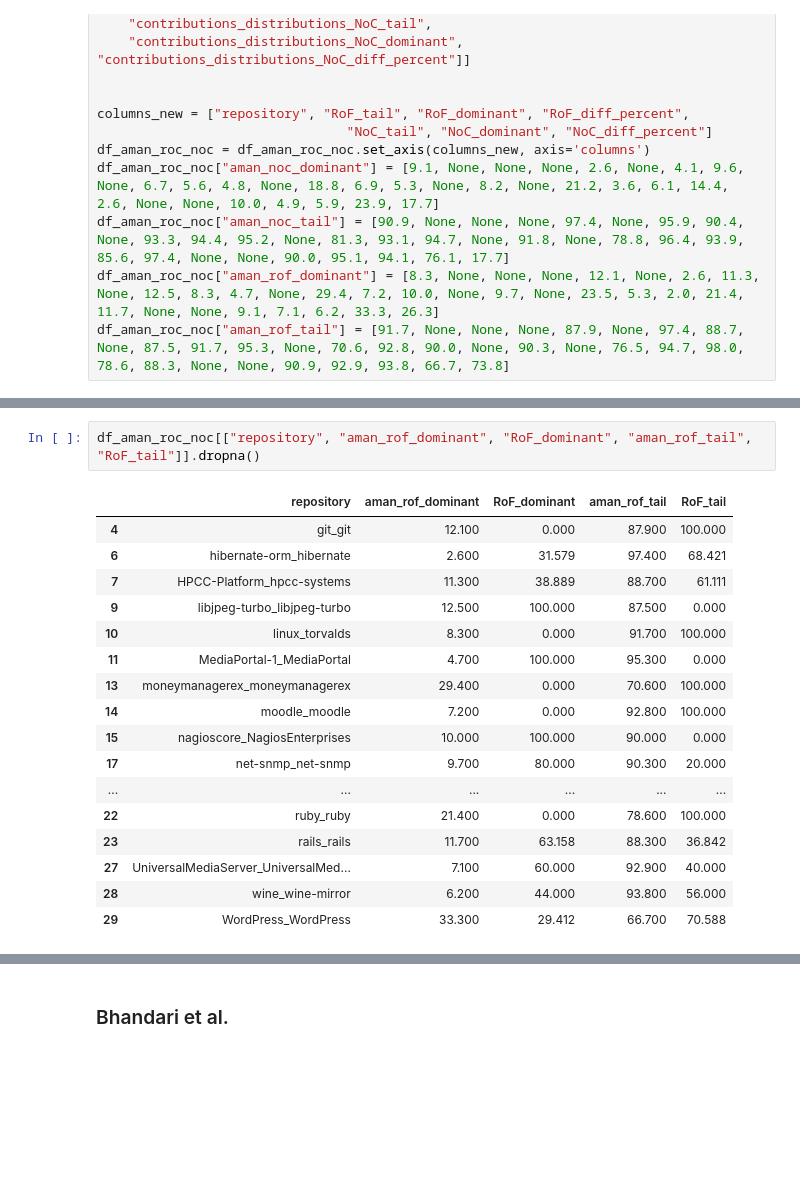
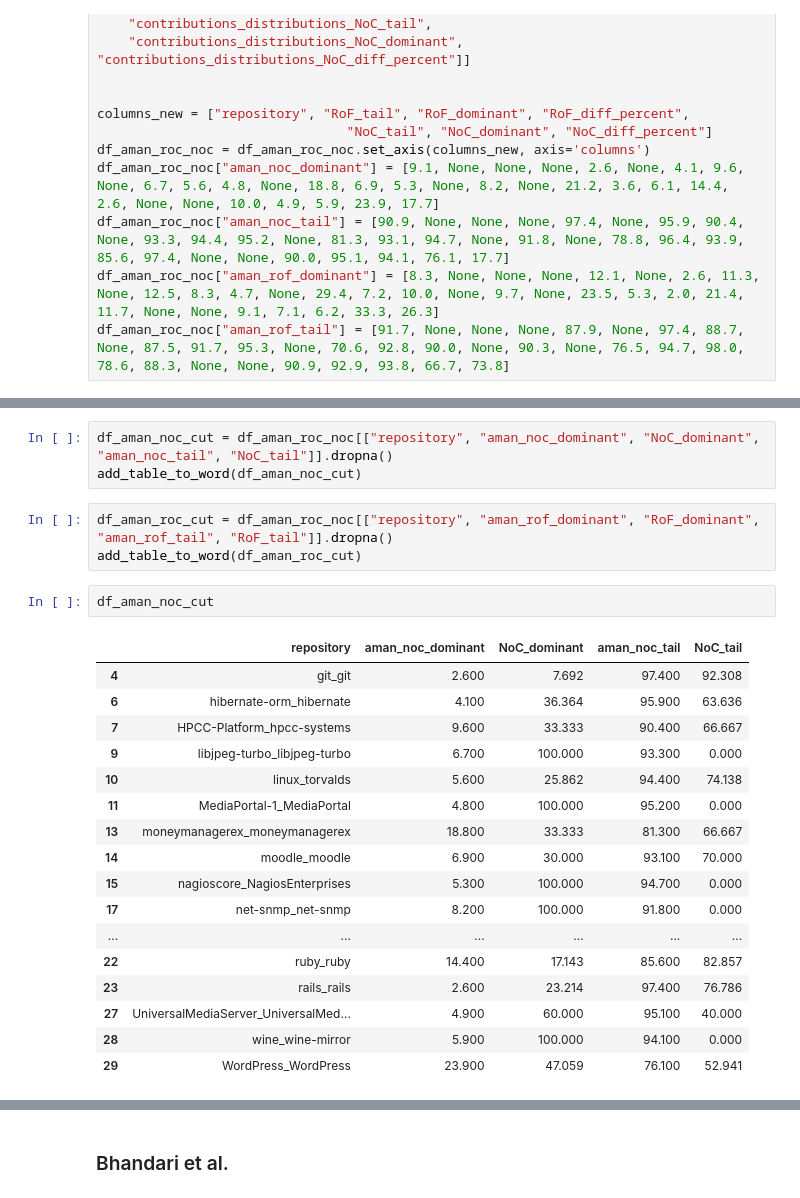
Before and after one commit to JacquelineSchmatz/MDI_Thesis, a Jupyter notebook: analysis/Results_analysis.ipynb, the cells around one changed output, grey strips where cells are left out. Saved outputs shown, nothing was run; the diff lists cells and outputs as text; blank space fills up the shorter version.

```diff
--- a/analysis/Results_analysis.ipynb
+++ b/analysis/Results_analysis.ipynb
@@ -861,20 +832,26 @@ df_aman_roc_noc
+# %%
+df_aman_noc_cut = df_aman_roc_noc[["repository", "aman_noc_dominant", "NoC_dominant", "aman_noc_tail", "NoC_tail"]].dropna()
+add_table_to_word(df_aman_noc_cut)
 # %%
-df_aman_roc_noc[["repository", "aman_rof_dominant", "RoF_dominant", "aman_rof_tail", "RoF_tail"]].dropna()
+df_aman_roc_cut = df_aman_roc_noc[["repository", "aman_rof_dominant", "RoF_dominant", "aman_rof_tail", "RoF_tail"]].dropna()
+add_table_to_word(df_aman_roc_cut)
-# %% [output]
-|  | repository | aman_rof_dominant | RoF_dominant | aman_rof_tail | RoF_tail |
-| 4 | git_git | 12.100 | 0.000 | 87.900 | 100.000 |
-| 6 | hibernate-orm_hibernate | 2.600 | 31.579 | 97.400 | 68.421 |
-| 7 | HPCC-Platform_hpcc-systems | 11.300 | 38.889 | 88.700 | 61.111 |
-| 9 | libjpeg-turbo_libjpeg-turbo | 12.500 | 100.000 | 87.500 | 0.000 |
-| 10 | linux_torvalds | 8.300 | 0.000 | 91.700 | 100.000 |
-| 11 | MediaPortal-1_MediaPortal | 4.700 | 100.000 | 95.300 | 0.000 |
-| 13 | moneymanagerex_moneymanagerex | 29.400 | 0.000 | 70.600 | 100.000 |
-| 14 | moodle_moodle | 7.200 | 0.000 | 92.800 | 100.000 |
-| 15 | nagioscore_NagiosEnterprises | 10.000 | 100.000 | 90.000 | 0.000 |
-| 17 | net-snmp_net-snmp | 9.700 | 80.000 | 90.300 | 20.000 |
-| ... | ... | ... | ... | ... | ... |
-| 22 | ruby_ruby | 21.400 | 0.000 | 78.600 | 100.000 |
-| 23 | rails_rails | 11.700 | 63.158 | 88.300 | 36.842 |
-| 27 | UniversalMediaServer_UniversalMed... | 7.100 | 60.000 | 92.900 | 40.000 |
-| 28 | wine_wine-mirror | 6.200 | 44.000 | 93.800 | 56.000 |
-| 29 | WordPress_WordPress | 33.300 | 29.412 | 66.700 | 70.588 |
+# %%
+df_aman_noc_cut
+# %% [output]
+|  | repository | aman_noc_dominant | NoC_dominant | aman_noc_tail | NoC_tail |
+| 4 | git_git | 2.600 | 7.692 | 97.400 | 92.308 |
+| 6 | hibernate-orm_hibernate | 4.100 | 36.364 | 95.900 | 63.636 |
+| 7 | HPCC-Platform_hpcc-systems | 9.600 | 33.333 | 90.400 | 66.667 |
+| 9 | libjpeg-turbo_libjpeg-turbo | 6.700 | 100.000 | 93.300 | 0.000 |
+| 10 | linux_torvalds | 5.600 | 25.862 | 94.400 | 74.138 |
+| 11 | MediaPortal-1_MediaPortal | 4.800 | 100.000 | 95.200 | 0.000 |
+| 13 | moneymanagerex_moneymanagerex | 18.800 | 33.333 | 81.300 | 66.667 |
+| 14 | moodle_moodle | 6.900 | 30.000 | 93.100 | 70.000 |
+| 15 | nagioscore_NagiosEnterprises | 5.300 | 100.000 | 94.700 | 0.000 |
+| 17 | net-snmp_net-snmp | 8.200 | 100.000 | 91.800 | 0.000 |
+| ... | ... | ... | ... | ... | ... |
+| 22 | ruby_ruby | 14.400 | 17.143 | 85.600 | 82.857 |
+| 23 | rails_rails | 2.600 | 23.214 | 97.400 | 76.786 |
+| 27 | UniversalMediaServer_UniversalMed... | 4.900 | 60.000 | 95.100 | 40.000 |
+| 28 | wine_wine-mirror | 5.900 | 100.000 | 94.100 | 0.000 |
+| 29 | WordPress_WordPress | 23.900 | 47.059 | 76.100 | 52.941 |
```
Also changed, not shown: parts of 25 cells of this notebook.
